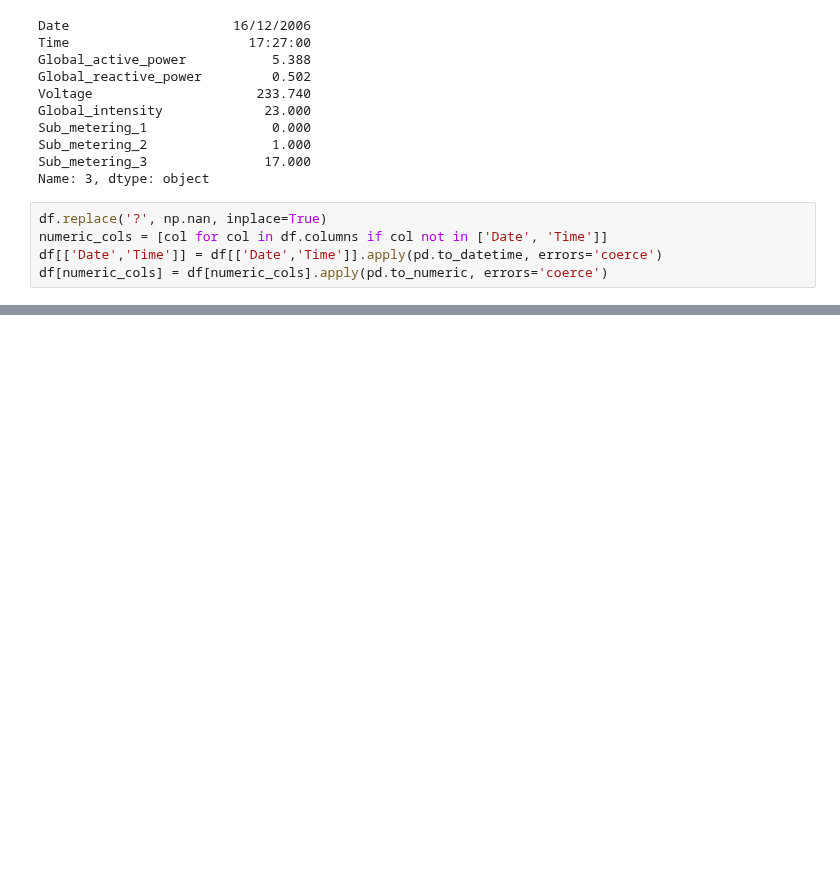
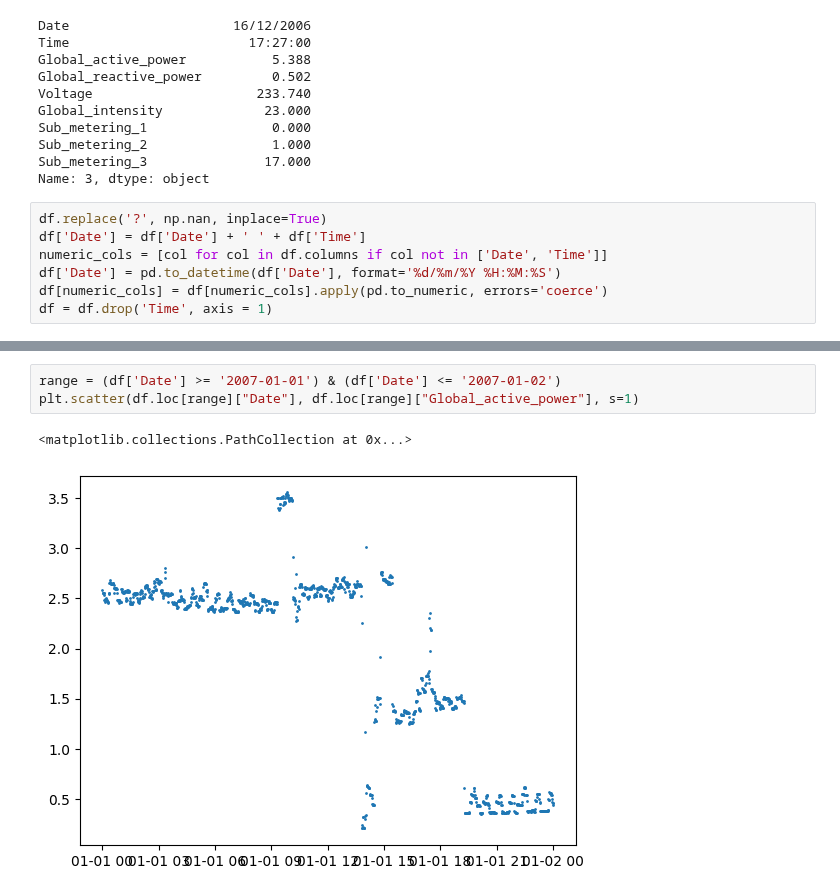
Before and after one commit to sinahyousefi/hands_on_projects, a Jupyter notebook: main.ipynb, the cells around one changed output, grey strips where cells are left out. Drawn from its saved outputs; the diff is of its cells as text; blank space fills up the shorter version.

```diff
--- a/main.ipynb
+++ b/main.ipynb
@@ -77,6 +80,8 @@ Sub_metering_3               17.000
 Name: 3, dtype: object
 # %%
 df.replace('?', np.nan, inplace=True)
+df['Date'] = df['Date'] + ' ' + df['Time']
 numeric_cols = [col for col in df.columns if col not in ['Date', 'Time']]
-df[['Date','Time']] = df[['Date','Time']].apply(pd.to_datetime, errors='coerce')
+df['Date'] = pd.to_datetime(df['Date'], format='%d/%m/%Y %H:%M:%S')
 df[numeric_cols] = df[numeric_cols].apply(pd.to_numeric, errors='coerce')
+df = df.drop('Time', axis = 1)
@@ -119,0 +115,6 @@ memory usage: 142.5 MB
+# %%
+range = (df['Date'] >= '2007-01-01') & (df['Date'] <= '2007-01-02')
+plt.scatter(df.loc[range]["Date"], df.loc[range]["Global_active_power"], s=1)
+# %% [output]
+<matplotlib.collections.PathCollection at 0x...>
+[figure, added]
```
Also changed, not shown: parts of 28 cells of this notebook.
